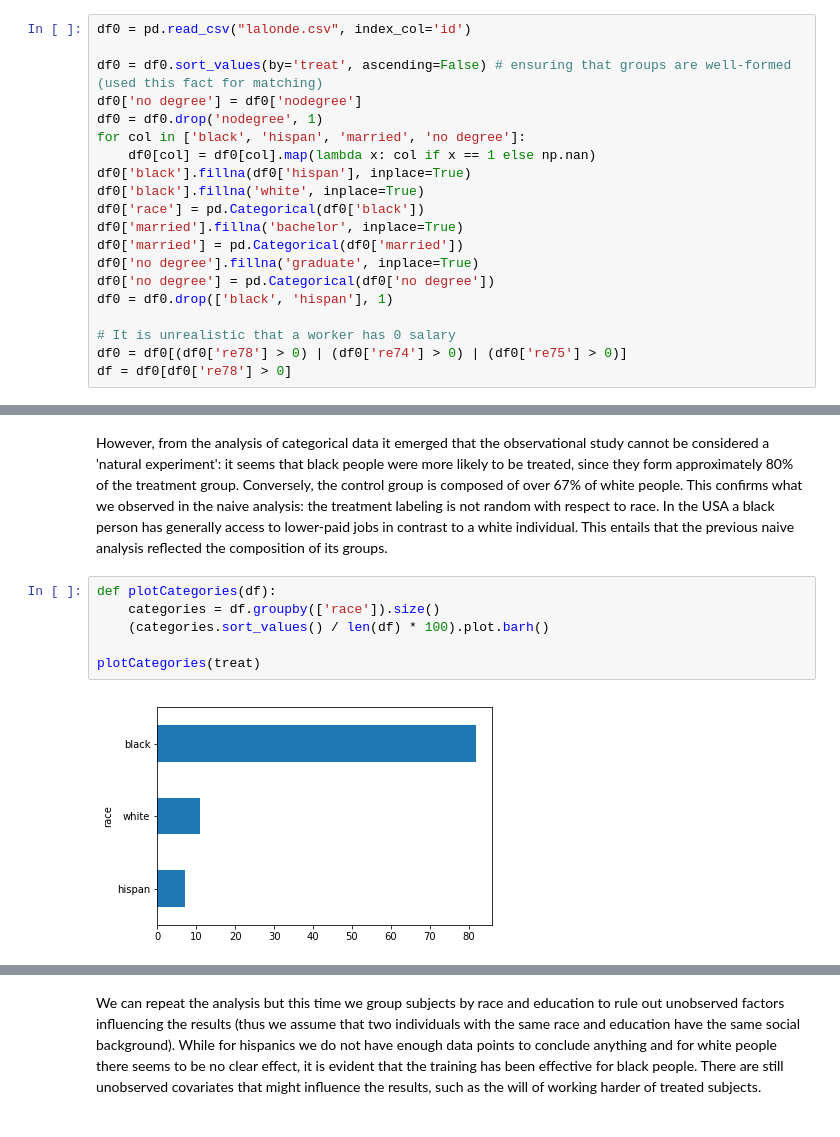
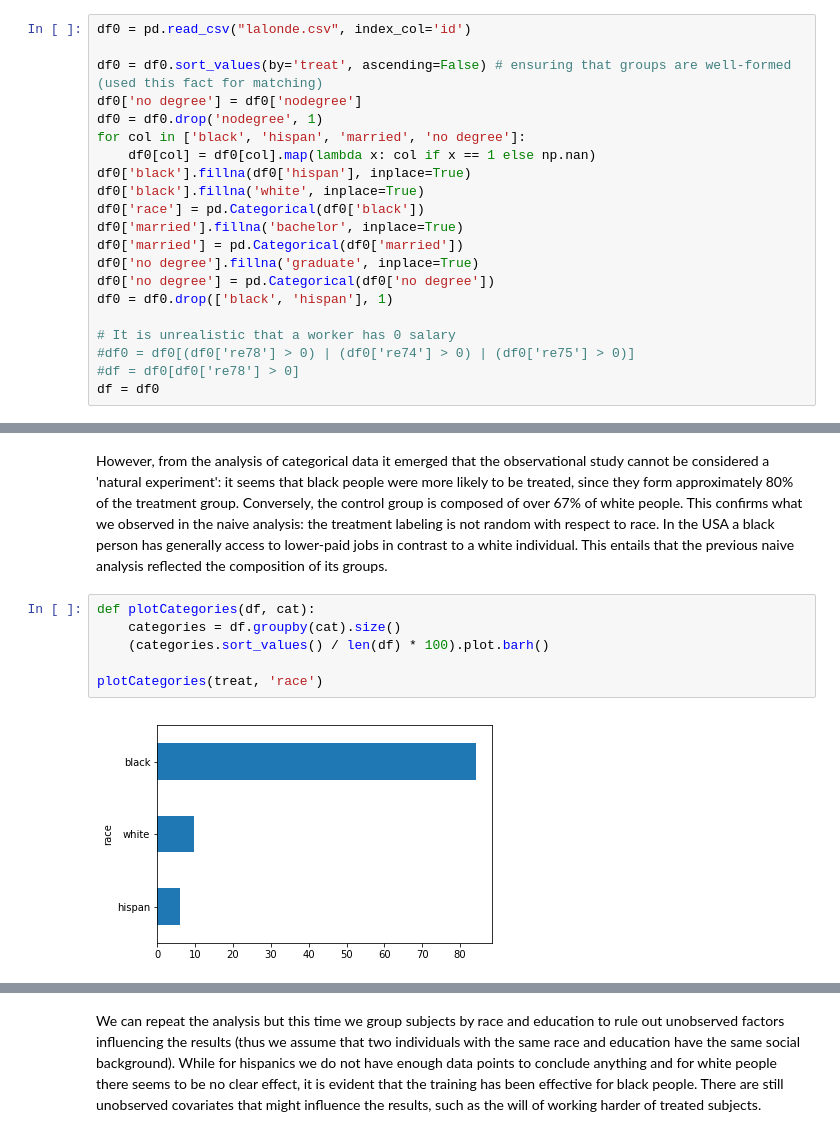
Before and after one commit to pmichele/ADA-Group, a Jupyter notebook: Partials/Michele/04 - Applied ML/Untitled.ipynb, the cells around one changed output, grey strips where cells are left out. Saved outputs shown, nothing was run; the diff lists cells and outputs as text.

```diff
--- a/Partials/Michele/04 - Applied ML/Untitled.ipynb
+++ b/Partials/Michele/04 - Applied ML/Untitled.ipynb
@@ -27,8 +27,9 @@ df0['no degree'] = pd.Categorical(df0['no degree'])
 df0 = df0.drop(['black', 'hispan'], 1)
 
 # It is unrealistic that a worker has 0 salary
-df0 = df0[(df0['re78'] > 0) | (df0['re74'] > 0) | (df0['re75'] > 0)]
-df = df0[df0['re78'] > 0]
+#df0 = df0[(df0['re78'] > 0) | (df0['re74'] > 0) | (df0['re75'] > 0)]
+#df = df0[df0['re78'] > 0]
+df = df0
 # %%
 len(df0.index.unique())
 # %% [output]
@@ -196,11 +197,11 @@ control = df[df['treat'] == 0].drop('treat', 1)
 # %% [markdown]
 However, from the analysis of categorical data it emerged that the observational study cannot be considered a 'natural experiment': it seems that black people were more likely to be treated, since they form approximately 80% of the treatment group. Conversely, the control group is composed of over 67% of white people. This confirms what we observed in the naive analysis: the treatment labeling is not random with respect to race. In the USA a black person has generally access to lower-paid jobs in contrast to a white individual. This entails that the previous naive analysis reflected the composition of its groups.
 # %%
-def plotCategories(df):
-    categories = df.groupby(['race']).size()
+def plotCategories(df, cat):
+    categories = df.groupby(cat).size()
     (categories.sort_values() / len(df) * 100).plot.barh()
 
-plotCategories(treat)
+plotCategories(treat, 'race')
 # %% [output]
-[figure, old version]
+[figure, new version]
 # %%
```
Also changed, not shown: parts of 59 cells of this notebook.
